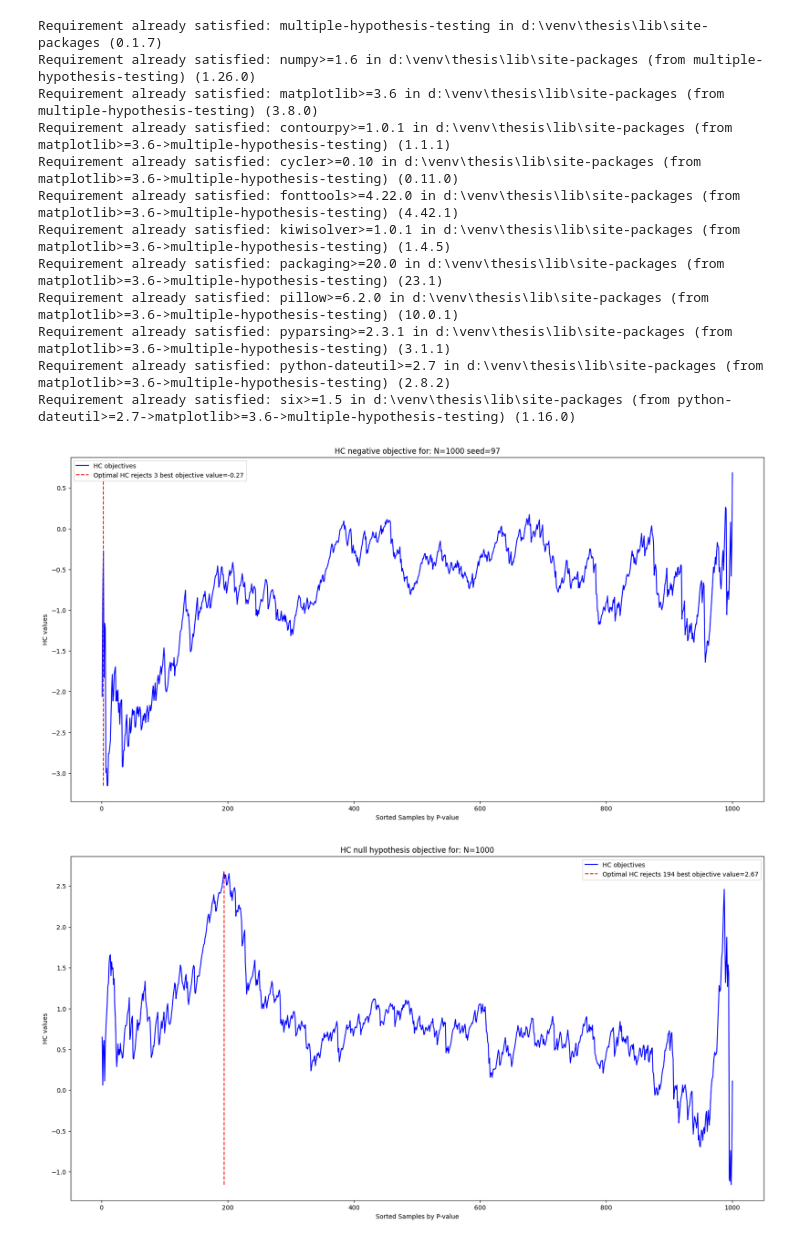
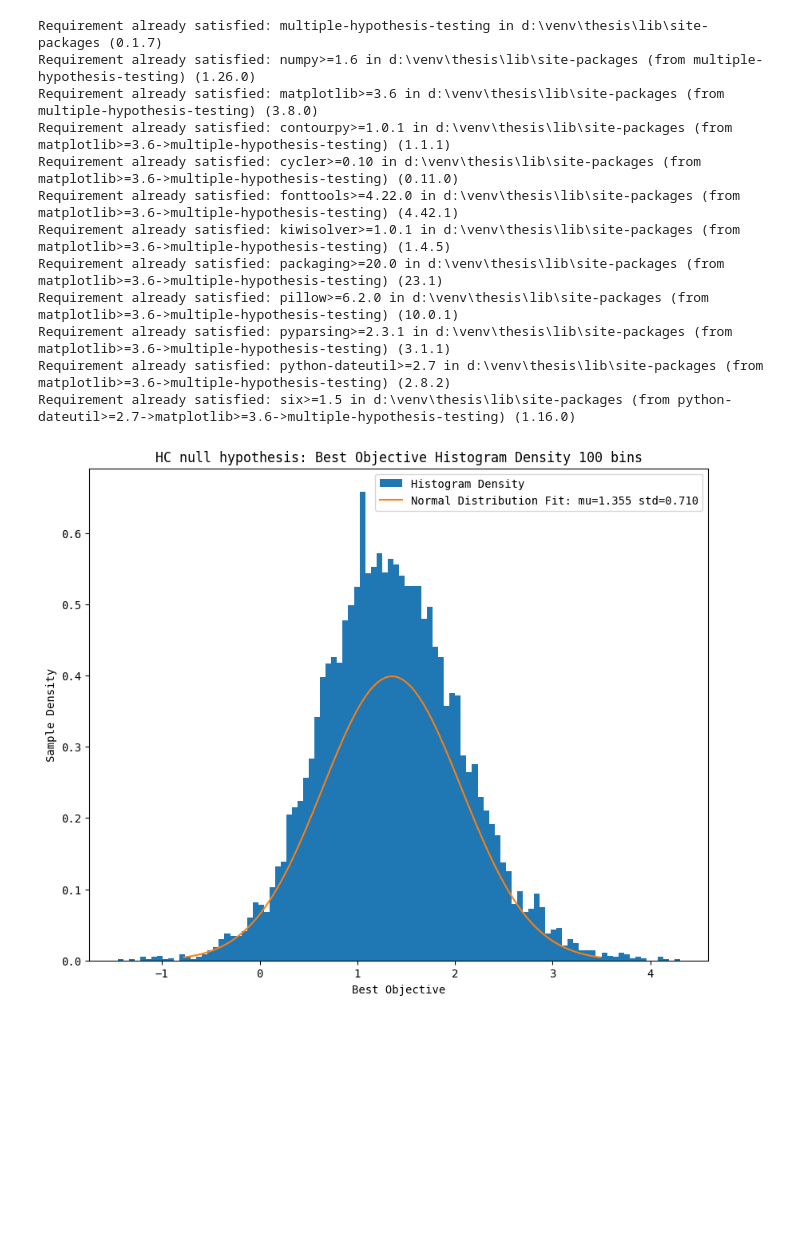
Before and after one commit to drormeir/Thesis, a Jupyter notebook: HC_Null_Hypothesis.ipynb, the cells around one changed output. Saved outputs shown, nothing was run; the diff lists cells and outputs as text; code cells hidden in the pictures; blank space fills up the shorter version.

```diff
--- a/HC_Null_Hypothesis.ipynb
+++ b/HC_Null_Hypothesis.ipynb
@@ -25,10 +25,38 @@ except:
 # %%
 from Higher_Criticism import Higher_Criticism
 higher_criticism = Higher_Criticism(use_import=False)
-# %%
-
-
-best_objectives, nums_rejected = higher_criticism.null_hypothesis(N = 1000, monte_carlo=1000)
-# %% [output]
-[figure, removed]
-[figure, removed]
+# %%
+import scipy
+from tqdm import tqdm
+import matplotlib.pyplot as plt
+import numpy as np
+plt.rcParams['font.family'] = 'monospace'
+# %%
+
+N = 1000
+monte_carlo=10000
+alpha = 0.05
+
+nums_rejected = []
+best_objectives = []
+for i in tqdm(range(monte_carlo)):
+    np.random.seed(i)
+    p = np.random.uniform(size=N)
+    higher_criticism.run_unsorted_p(p)
+    best_objectives.append(higher_criticism.best_objective)
+    nums_rejected.append(higher_criticism.num_rejected)
+# %%
+mu = np.mean(best_objectives)
+std = np.std(best_objectives)
+bins = int(len(best_objectives)**0.5 + 0.01)
+plt.figure(figsize=(10,8))
+plt.title(label=f'HC null hypothesis: Best Objective Histogram Density {bins} bins')
+plt.hist(best_objectives, bins=bins, density=True, label='Histogram Density')
+x = np.linspace(-3, +3, 100)
+plt.plot(mu + x*std, scipy.stats.norm.pdf(x, 0, 1), label=f'Normal Distribution Fit: mu={mu:.3f} std={std:.3f}')
+plt.xlabel(xlabel='Best Objective')
+plt.ylabel(ylabel='Sample Density')
+plt.legend()
+plt.show()
+# %% [output]
+[figure, added]
```
Also changed, not shown: parts of 5 cells of this notebook, 2 other files.
